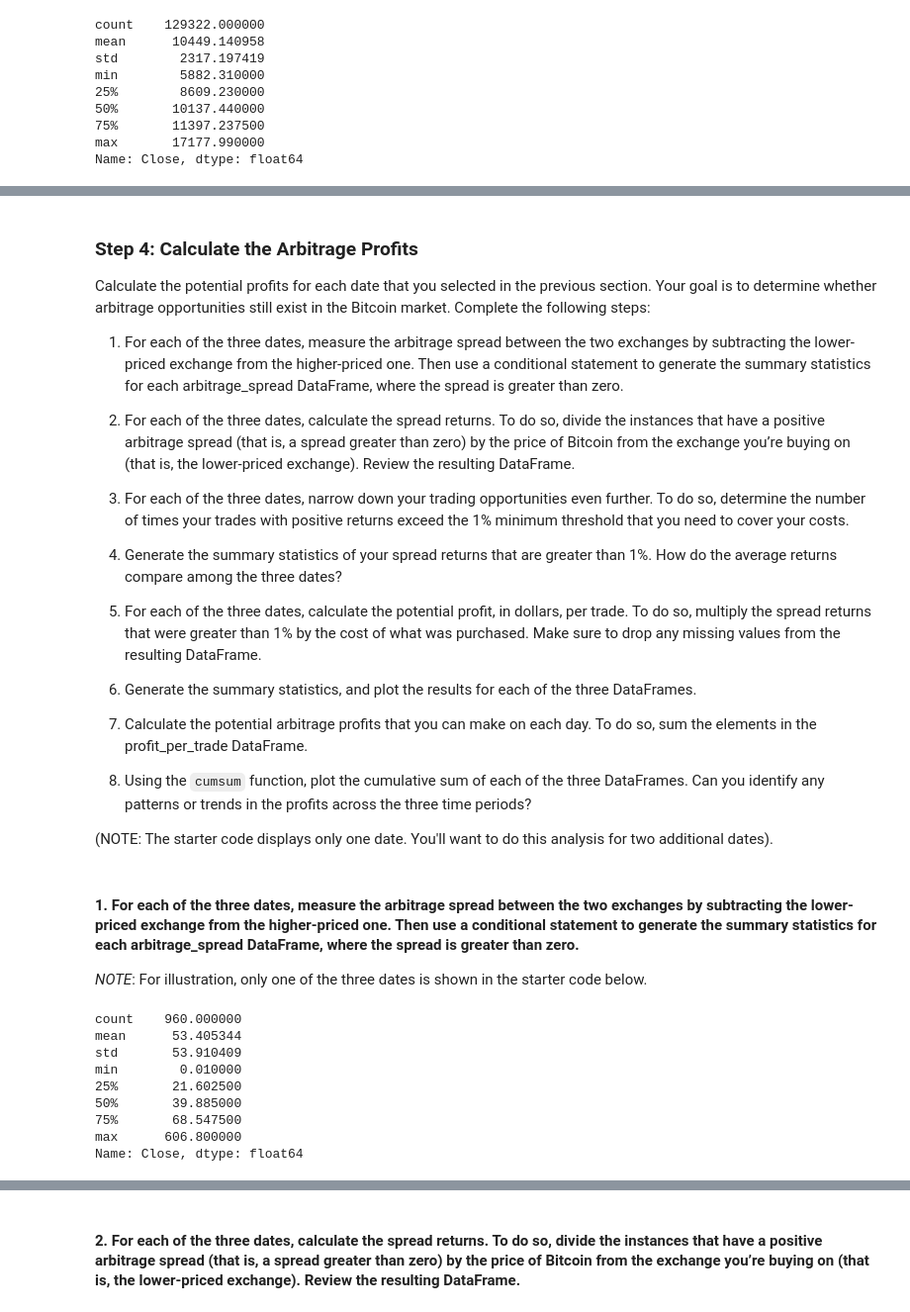
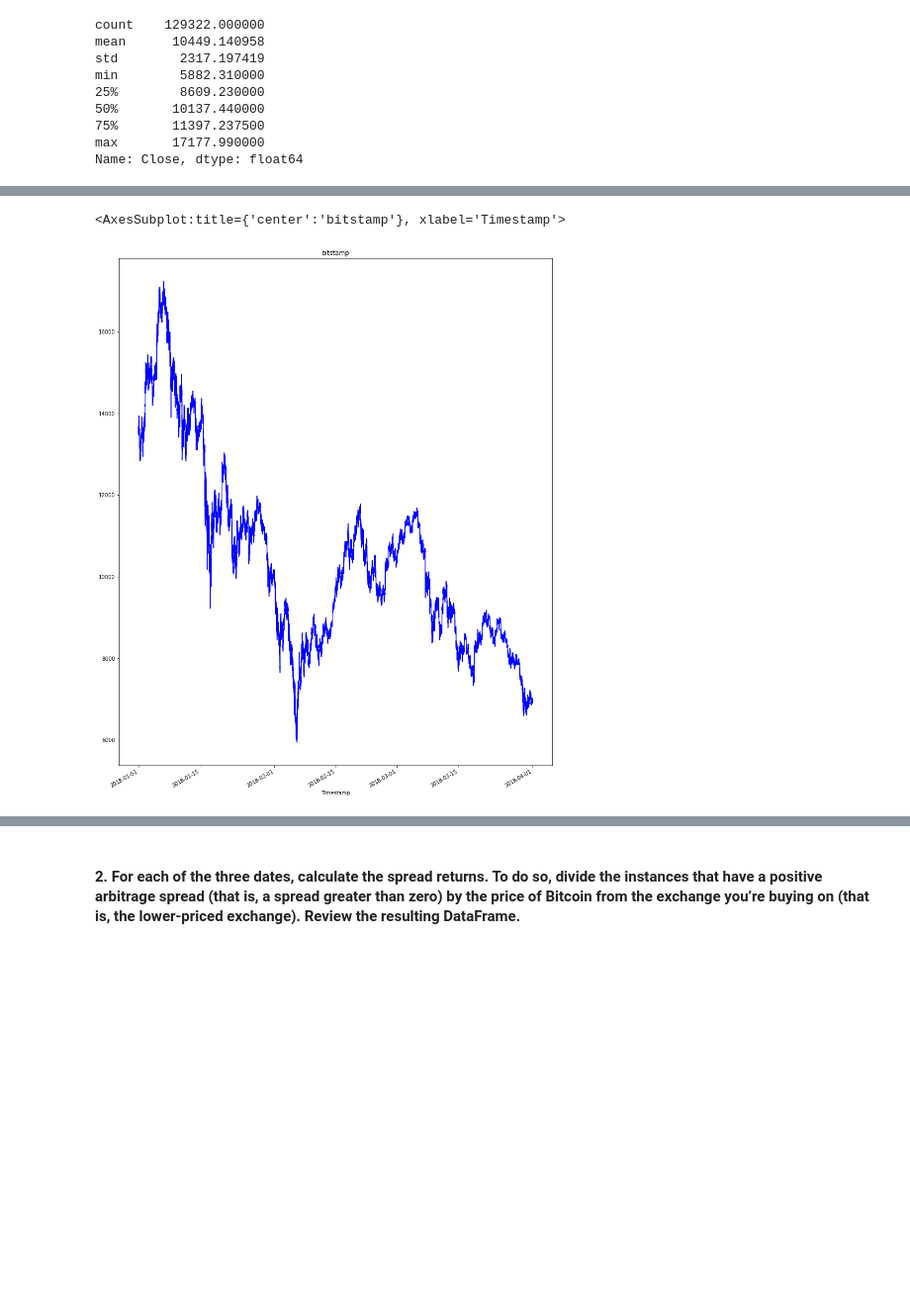
Before and after one commit to brprod8/Abitrage, a Jupyter notebook: abitrage/crypto_arbitrage.ipynb, the cells around one changed output, grey strips where cells are left out. Shown: that part at 99% size. Saved outputs shown, nothing was run; the diff lists cells and outputs as text; code cells hidden in the pictures; blank space fills up the shorter version.

```diff
--- a/abitrage/crypto_arbitrage.ipynb
+++ b/abitrage/crypto_arbitrage.ipynb
@@ -387,43 +209,7 @@ Name: Close, dtype: float64
-# %% [markdown]
-### Step 4: Calculate the Arbitrage Profits
-
-Calculate the potential profits for each date that you selected in the previous section. Your goal is to determine whether arbitrage opportunities still exist in the Bitcoin market. Complete the following steps:
-
-1. For each of the three dates, measure the arbitrage spread between the two exchanges by subtracting the lower-priced exchange from the higher-priced one. Then use a conditional statement to generate the summary statistics for each arbitrage_spread DataFrame, where the spread is greater than zero.
-
-2. For each of the three dates, calculate the spread returns. To do so, divide the instances that have a positive arbitrage spread (that is, a spread greater than zero) by the price of Bitcoin from the exchange you’re buying on (that is, the lower-priced exchange). Review the resulting DataFrame.
-
-3. For each of the three dates, narrow down your trading opportunities even further. To do so, determine the number of times your trades with positive returns exceed the 1% minimum threshold that you need to cover your costs.
-
-4. Generate the summary statistics of your spread returns that are greater than 1%. How do the average returns compare among the three dates?
-
-5. For each of the three dates, calculate the potential profit, in dollars, per trade. To do so, multiply the spread returns that were greater than 1% by the cost of what was purchased. Make sure to drop any missing values from the resulting DataFrame.
-
-6. Generate the summary statistics, and plot the results for each of the three DataFrames.
-
-7. Calculate the potential arbitrage profits that you can make on each day. To do so, sum the elements in the profit_per_trade DataFrame.
-
-8. Using the `cumsum` function, plot the cumulative sum of each of the three DataFrames. Can you identify any patterns or trends in the profits across the three time periods?
-
-(NOTE: The starter code displays only one date. You'll want to do this analysis for two additional dates).
-# %% [markdown]
-#### 1. For each of the three dates, measure the arbitrage spread between the two exchanges by subtracting the lower-priced exchange from the higher-priced one. Then use a conditional statement to generate the summary statistics for each arbitrage_spread DataFrame, where the spread is greater than zero.
-
-*NOTE*: For illustration, only one of the three dates is shown in the starter code below.
-# %%
-# For the date early in the dataset, measure the arbitrage spread between the two exchanges
-# by subtracting the lower-priced exchange from the higher-priced one
-arbitrage_spread_early = # YOUR CODE HERE
-
-# Use a conditional statement to generate the summary statistics for each arbitrage_spread DataFrame
-# YOUR CODE HERE
-# %% [output]
-count    960.000000
-mean      53.405344
-std       53.910409
-min        0.010000
-25%       21.602500
-50%       39.885000
-75%       68.547500
-max      606.800000
-Name: Close, dtype: float64
+# %%
+# Create a line plot for the bitstamp DataFrame for the full length of time in the dataset
+# Be sure that the figure size, title, and color are tailored to each visualization
+bitstamp_sliced.plot(figsize=(15, 20) , title="bitstamp" , color="Blue")
+# %% [output]
+<AxesSubplot:title={'center':'bitstamp'}, xlabel='Timestamp'>
+[figure, added]
```
Also changed, not shown: parts of 83 cells of this notebook.
